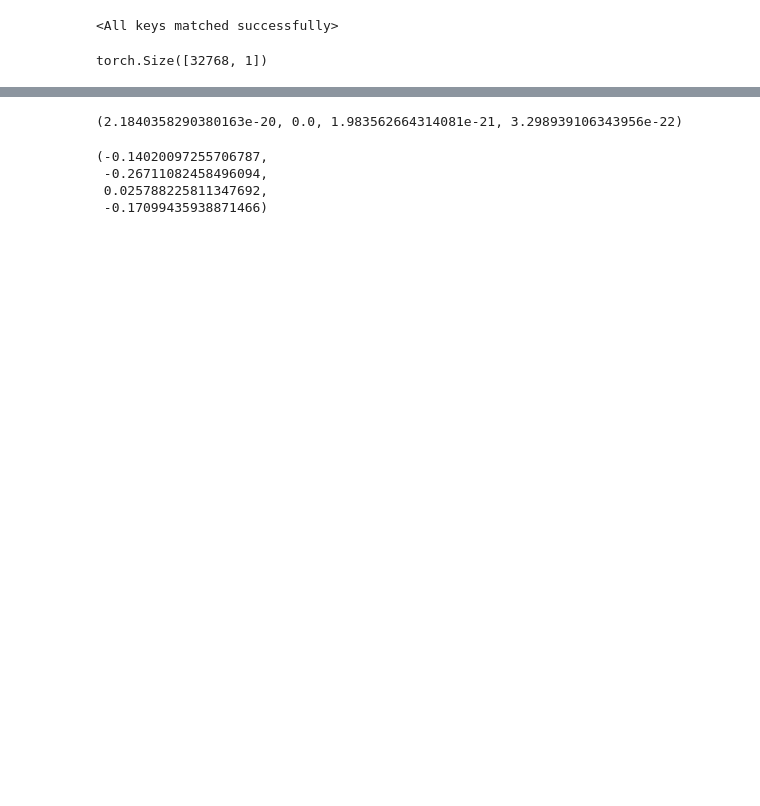
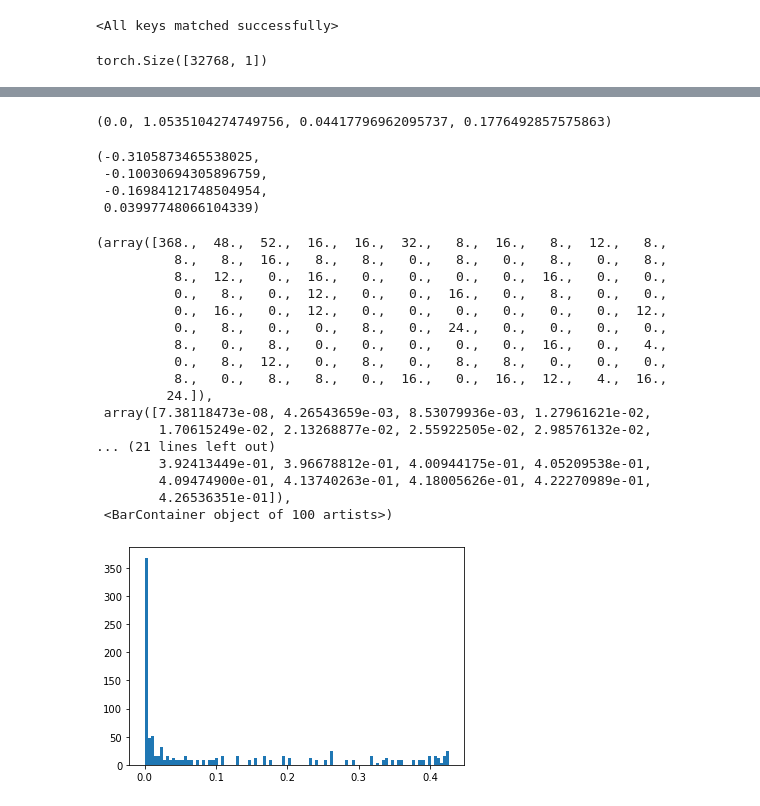
Before and after one commit to nyu-ds-2019/numerical-relativity-interpolation, a Jupyter notebook: dev/encoder_sr/test.ipynb, the cells around one changed output, grey strips where cells are left out. Cells and saved outputs as stored; diff of their text form; code cells hidden in the pictures; blank space fills up the shorter version.

```diff
--- a/dev/encoder_sr/test.ipynb
+++ b/dev/encoder_sr/test.ipynb
@@ -161,3 +171,5 @@ df[(np.isclose(df['t'], 0.87)) & (df['z'] == -5.000000)]
 # %%
 from plotly.subplots import make_subplots
 import plotly.graph_objects as go
+# %%
+subset = df[(np.isclose(df['t'], 0.75)) & (np.isclose(df['z'], -0.31914893))]
@@ -164,10 +190,11 @@ import plotly.graph_objects as go
 # %%
-subset = df[(np.isclose(df['t'], 0.87)) & (df['z'] == -5.000000)]
+# subset = df[(np.isclose(df['t'], 1.86999989)) & (np.isclose(df['z'], 0.48387095))]
 fig = make_subplots(rows=1, cols=2)
 
 fig.add_trace(
     go.Scatter(x=subset['x'], y=subset['y'], mode = 'markers', marker=dict(
-        color=subset['expected']
+        color=subset['predicted'],
+        size=12
     )),
     row=1, col=1
 )
@@ -175,15 +202,3 @@ fig.add_trace(
 fig.show()
 # %% [output]
 [interactive output not drawn]
-# %%
-subset = df[(np.isclose(df['t'], 0.87)) & (df['z'] == -5.000000)]
-fig = make_subplots(rows=1, cols=2)
-
-fig.add_trace(
-    go.Scatter(x=subset['x'], y=subset['y'], mode = 'markers', marker=dict(
-        color=subset['predicted']
-    )),
-    row=1, col=1
-)
-
-fig.show()
@@ -192,11 +205,34 @@ fig.show()
 # %%
-subset['expected'].max(),subset['expected'].min(),subset['expected'].std(),subset['expected'].mean()
+subset['expected'].min(), subset['expected'].max(), subset['expected'].mean(), subset['expected'].std()
 # %% [output]
-(2.1840358290380163e-20, 0.0, 1.983562664314081e-21, 3.298939106343956e-22)
+(0.0, 1.0535104274749756, 0.04417796962095737, 0.1776492857575863)
 # %%
-subset['predicted'].max(),subset['predicted'].min(),subset['predicted'].std(),subset['predicted'].mean()
+subset['predicted'].min(),subset['predicted'].max(),subset['predicted'].mean(),subset['predicted'].std()
 # %% [output]
-(-0.14020097255706787,
- -0.26711082458496094,
- 0.025788225811347692,
- -0.17099435938871466)
+(-0.3105873465538025,
+ -0.10030694305896759,
+ -0.16984121748504954,
+ 0.03997748066104339)
+# %%
+import matplotlib.pyplot as plt
+
+plt.hist(subset['expected'], bins=100)
+# %% [output]
+(array([368.,  48.,  52.,  16.,  16.,  32.,   8.,  16.,   8.,  12.,   8.,
+          8.,   8.,  16.,   8.,   8.,   0.,   8.,   0.,   8.,   0.,   8.,
+          8.,  12.,   0.,  16.,   0.,   0.,   0.,   0.,  16.,   0.,   0.,
+          0.,   8.,   0.,  12.,   0.,   0.,  16.,   0.,   8.,   0.,   0.,
+          0.,  16.,   0.,  12.,   0.,   0.,   0.,   0.,   0.,   0.,  12.,
+          0.,   8.,   0.,   0.,   8.,   0.,  24.,   0.,   0.,   0.,   0.,
+          8.,   0.,   8.,   0.,   0.,   0.,   0.,   0.,  16.,   0.,   4.,
+          0.,   8.,  12.,   0.,   8.,   0.,   8.,   8.,   0.,   0.,   0.,
+          8.,   0.,   8.,   8.,   0.,  16.,   0.,  16.,  12.,   4.,  16.,
+         24.]),
+ array([7.38118473e-08, 4.26543659e-03, 8.53079936e-03, 1.27961621e-02,
+        1.70615249e-02, 2.13268877e-02, 2.55922505e-02, 2.98576132e-02,
+... (21 lines left out)
+        3.92413449e-01, 3.96678812e-01, 4.00944175e-01, 4.05209538e-01,
+        4.09474900e-01, 4.13740263e-01, 4.18005626e-01, 4.22270989e-01,
+        4.26536351e-01]),
+ <BarContainer object of 100 artists>)
+[figure, added]
```
Also changed, not shown: parts of 12 cells of this notebook, 1 other file.
